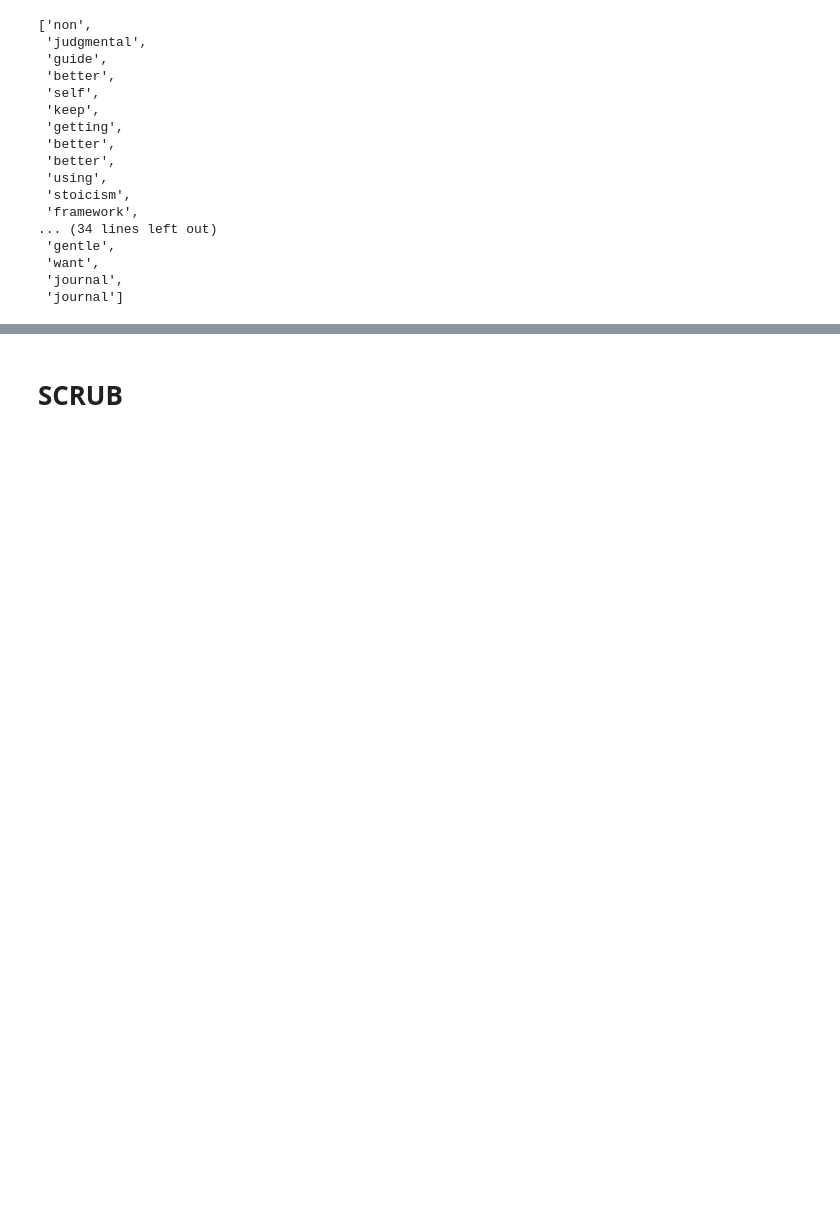
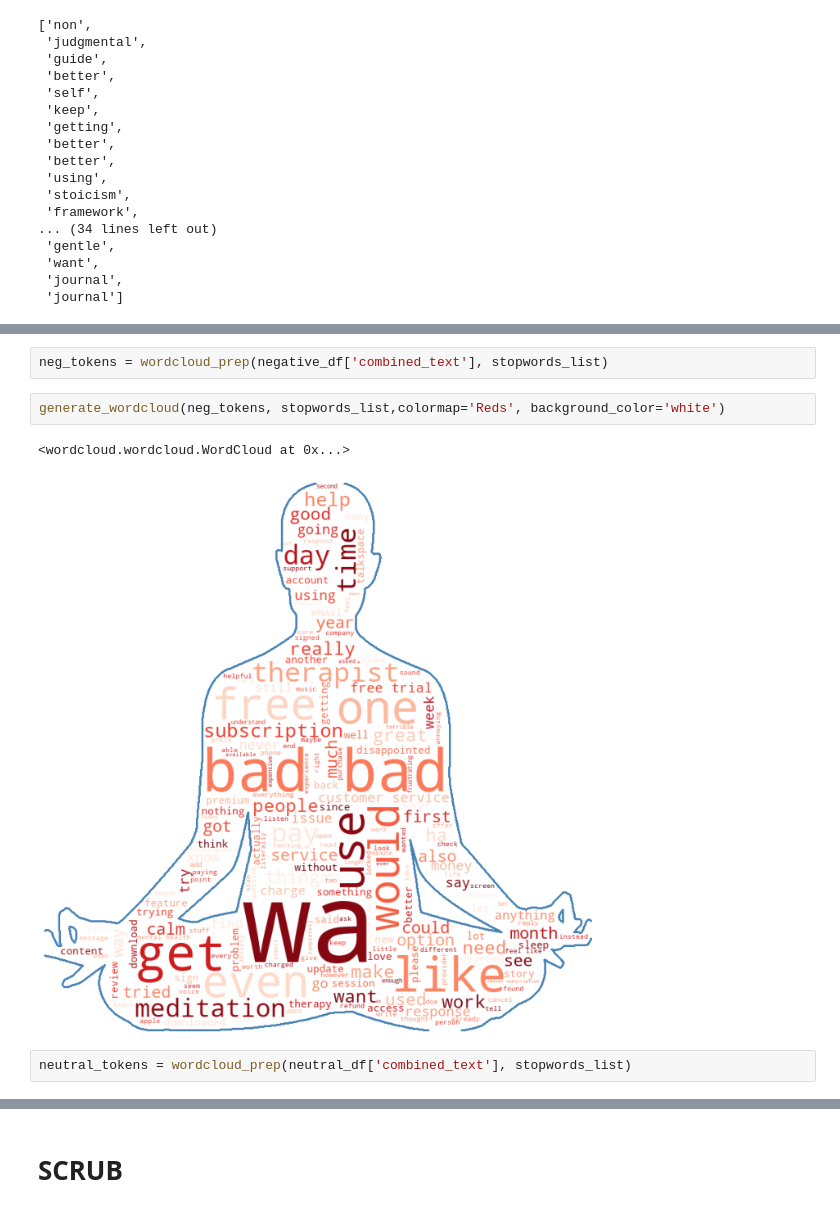
Before and after one commit to ds-leehanjin/app-reviews-nlp-sentiment-analysis, a Jupyter notebook: index_OSEMN.ipynb, the cells around one changed output, grey strips where cells are left out. Drawn from its saved outputs; the diff is of its cells as text; blank space fills up the shorter version.

```diff
--- a/index_OSEMN.ipynb
+++ b/index_OSEMN.ipynb
@@ -913,0 +907,9 @@ generate_wordcloud(stopped_tokens, stopwords_list)
+# %%
+neg_tokens = wordcloud_prep(negative_df['combined_text'], stopwords_list)
+# %%
+generate_wordcloud(neg_tokens, stopwords_list,colormap='Reds', background_color='white')
+# %% [output]
+<wordcloud.wordcloud.WordCloud at 0x...>
+[figure, added]
+# %%
+neutral_tokens = wordcloud_prep(neutral_df['combined_text'], stopwords_list)
```
Also changed, not shown: parts of 10 cells of this notebook, 11 other files.
